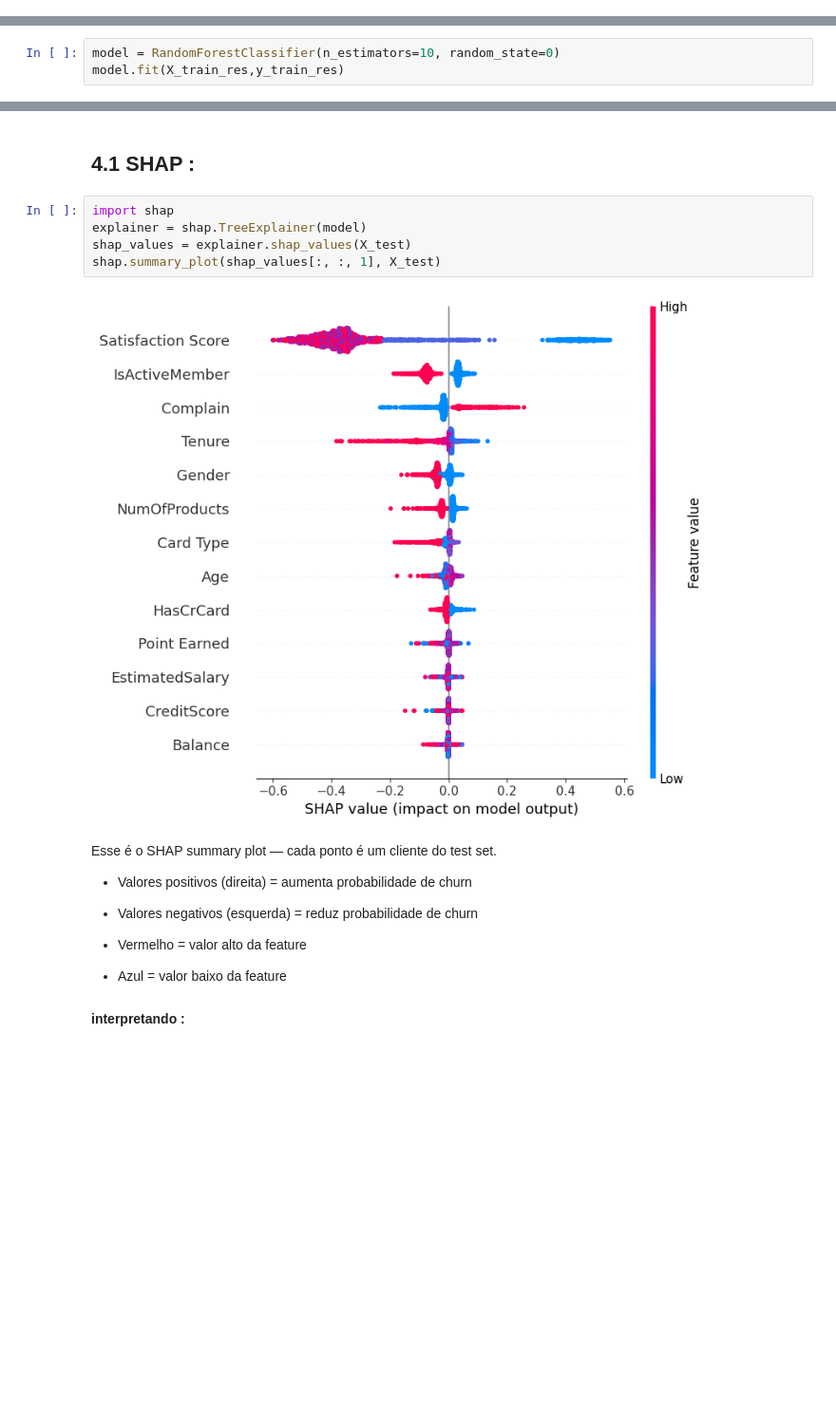
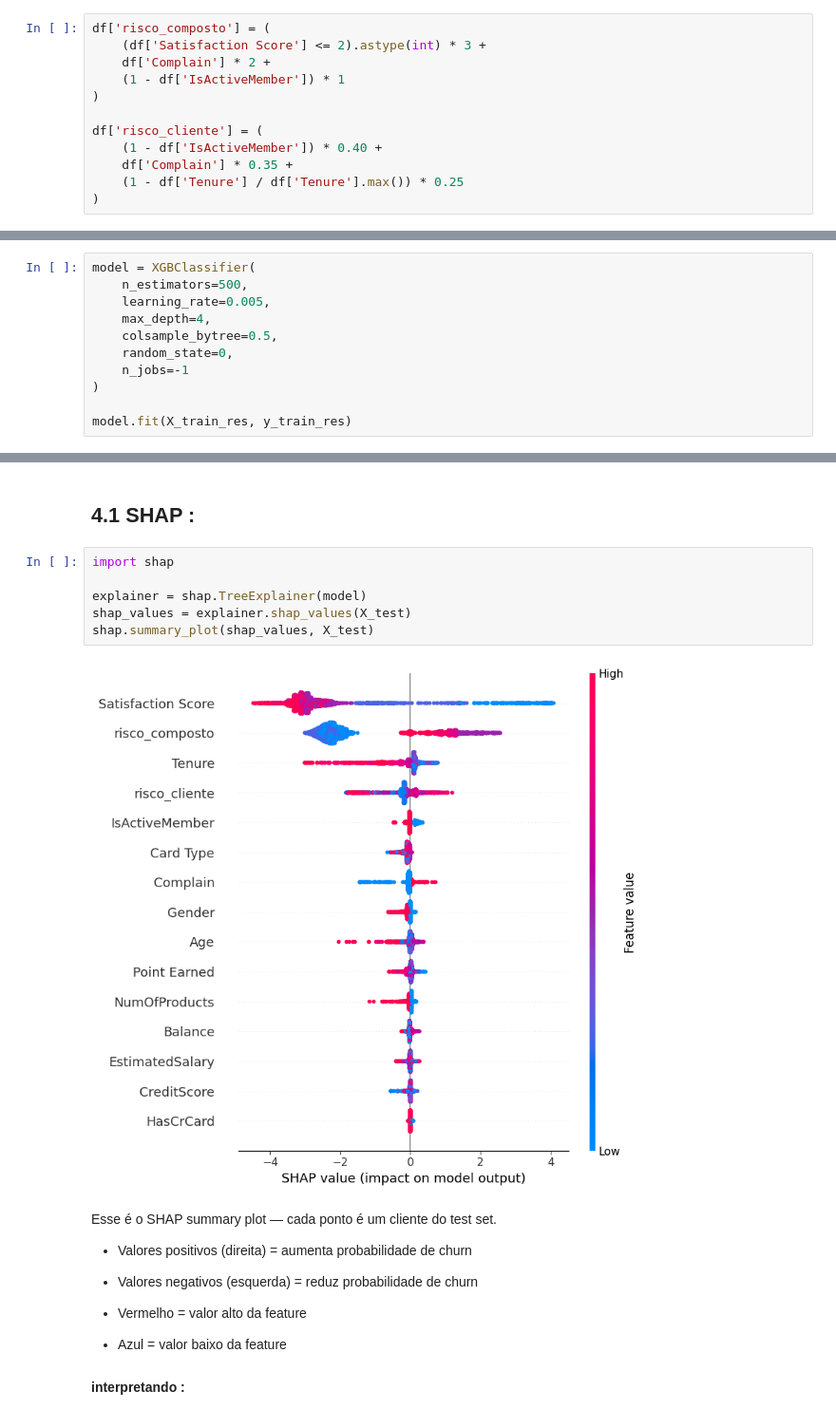
Before and after one commit to LucasDS9/Customer-churn-project-, a Jupyter notebook: notebook/Customer_churn.ipynb, the cells around one changed output, grey strips where cells are left out. Shown at 95% size. Drawn from its saved outputs; the diff is of its cells as text; blank space fills up the shorter version.

Commit message:
model changes

```diff
--- a/notebook/Customer_churn.ipynb
+++ b/notebook/Customer_churn.ipynb
@@ -438 +462,13 @@ Além disso, o uso do **OneHotEncoder** não se faz necessário nesse caso. Esse
+# %%
+df['risco_composto'] = (
+    (df['Satisfaction Score'] <= 2).astype(int) * 3 +
+    df['Complain'] * 2 +
+    (1 - df['IsActiveMember']) * 1
+)
+
+df['risco_cliente'] = (
+    (1 - df['IsActiveMember']) * 0.40 +
+    df['Complain'] * 0.35 +
+    (1 - df['Tenure'] / df['Tenure'].max()) * 0.25
+)
 # %% [markdown]
@@ -518,6 +554,14 @@ Name: count, dtype: int64
 # %% [markdown]
 ## 4. Treinamento e avaliação do modelo
 # %%
-model = RandomForestClassifier(n_estimators=10, random_state=0)
-model.fit(X_train_res,y_train_res)
+model = XGBClassifier(
+    n_estimators=500,
+    learning_rate=0.005,
+    max_depth=4,
+    colsample_bytree=0.5,
+    random_state=0,
+    n_jobs=-1
+)
+
+model.fit(X_train_res, y_train_res)
 # %% [output]
@@ -578,11 +632,12 @@ O ROC-AUC mede a capacidade do modelo separar clientes que saem dos que ficam.
 ## 4.1 SHAP :
 # %%
 import shap
+
 explainer = shap.TreeExplainer(model)
 shap_values = explainer.shap_values(X_test)
-shap.summary_plot(shap_values[:, :, 1], X_test)
+shap.summary_plot(shap_values, X_test)
 # %% [output]
-[figure, old version]
+[figure, new version]
 # %% [markdown]
 Esse é o SHAP summary plot — cada ponto é um cliente do test set.
 
```
Also changed, not shown: parts of 14 cells of this notebook, 6 other files.
